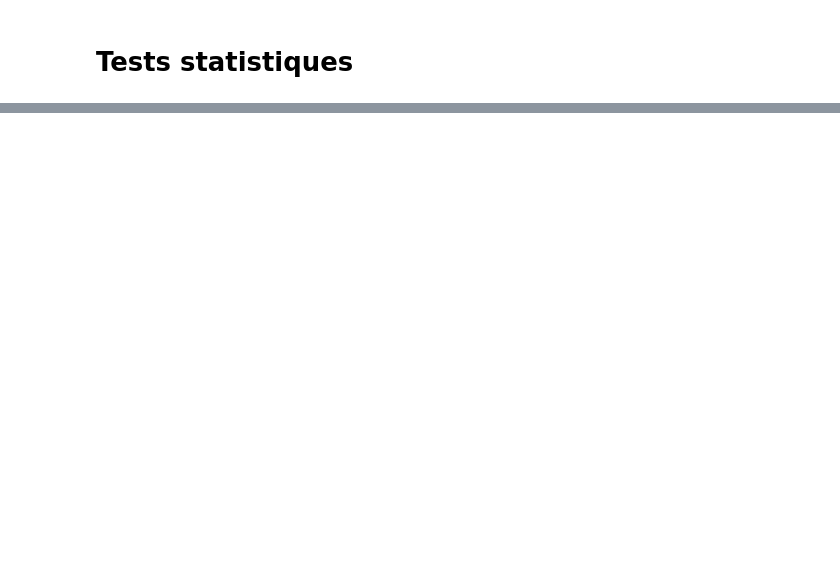
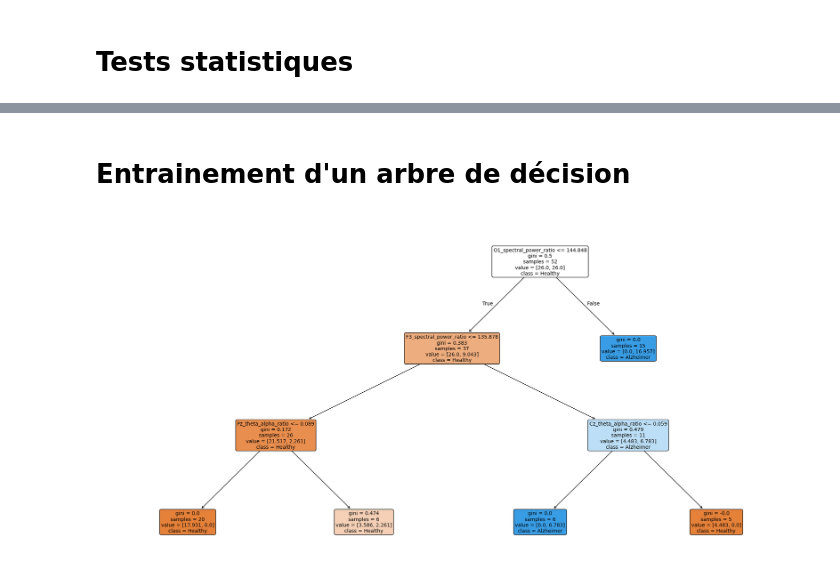
Before and after one commit to thePTH/eeg, a Jupyter notebook: notebook.ipynb, the cells around one changed output, grey strips where cells are left out. Drawn from its saved outputs; the diff is of its cells as text; code cells hidden in the pictures; blank space fills up the shorter version.

```diff
--- a/notebook.ipynb
+++ b/notebook.ipynb
@@ -153,3 +141,5 @@ outcome.corrected_results.to_dataframe()
 | 16 | Fz | theta_beta_ratio | wilcoxon-rank-sum | pairwise_corrected | 3.721496 | 0.000198 | 0.000467 | fdr_bh | ... |
 | 17 | Cz | theta_beta_ratio | wilcoxon-rank-sum | pairwise_corrected | 2.111487 | 0.034730 | 0.034730 | fdr_bh | ... |
 | 18 | Pz | theta_beta_ratio | wilcoxon-rank-sum | pairwise_corrected | 4.236171 | 0.000023 | 0.000216 | fdr_bh | ... |
+# %% [markdown]
+# Entrainement d'un arbre de décision
@@ -155,0 +157,12 @@ outcome.corrected_results.to_dataframe()
+# %%
+from prediction.decision_tree.factory import DecisionTreeFactory
+new_dataset = dethamp_dataset.selector.filter_by_healthstate(["Healthy", "Alzheimer"])
+new_dataset = new_dataset.selector.select(['theta_beta_ratio', 'theta_alpha_ratio', 'gamma_alpha_ratio','spectral_power_ratio'])
+train_dataset, test_dataset = new_dataset.selector.split_train_test()
+predictor = DecisionTreeFactory.build(train_dataset)
+# %%
+from prediction.decision_tree.helpers import DecisionTreeVisualization
+
+DecisionTreeVisualization.plot(predictor)
+# %% [output]
+[figure, added]
```
Also changed, not shown: parts of 11 cells of this notebook, 12 other files.
